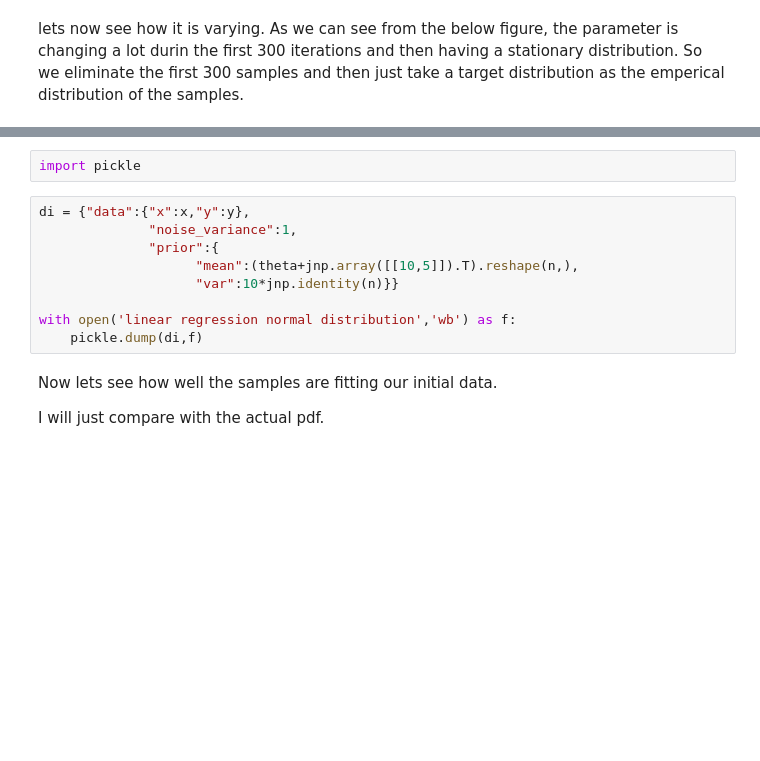
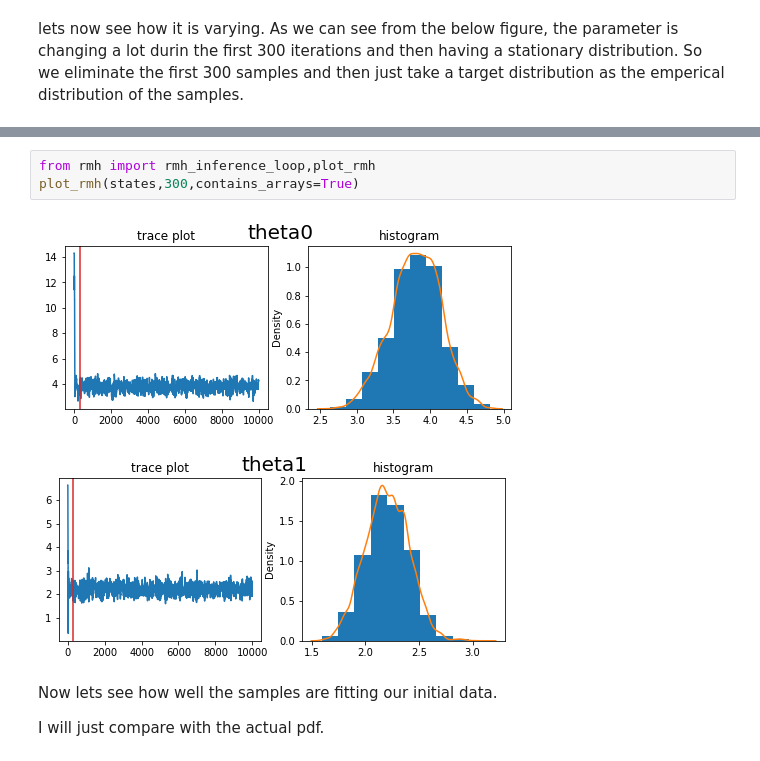
Before and after one commit to AnandShegde/pml_baselines, a Jupyter notebook: MCMC/MCMC for linear regression with normal distribution.ipynb, the cells around one changed output, grey strips where cells are left out. Cells and saved outputs as stored; diff of their text form; blank space fills up the shorter version.

```diff
--- a/MCMC/MCMC for linear regression with normal distribution.ipynb
+++ b/MCMC/MCMC for linear regression with normal distribution.ipynb
@@ -185,14 +118,9 @@ plt.show()
 # %%
-import pickle
+from rmh import rmh_inference_loop,plot_rmh
+plot_rmh(states,300,contains_arrays=True)
+# %% [output]
+[figure, added]
+[figure, added]
-# %%
-di = {"data":{"x":x,"y":y},
-              "noise_variance":1,
-              "prior":{
-                    "mean":(theta+jnp.array([[10,5]]).T).reshape(n,),
-                    "var":10*jnp.identity(n)}}
-
-with open('linear regression normal distribution','wb') as f:
-    pickle.dump(di,f)
 # %% [markdown]
 Now lets see how well the samples are fitting our initial data.
 
```
Also changed, not shown: parts of 14 cells of this notebook, 3 other files.
